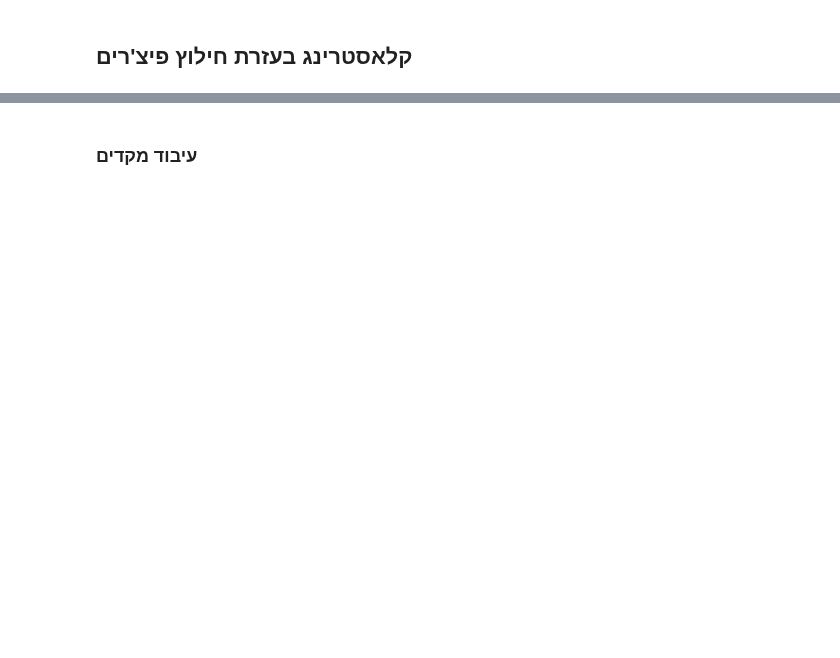
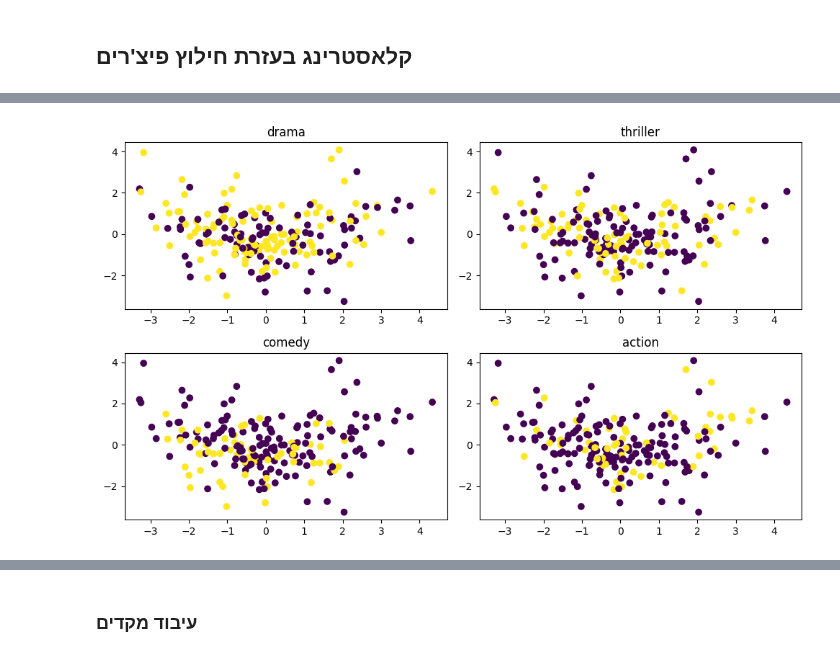
Before and after one commit to eitamyo/ou-workshop-project, a Jupyter notebook: sentimental-movie-classification.ipynb, the cells around one changed output, grey strips where cells are left out. Saved outputs shown, nothing was run; the diff lists cells and outputs as text; code cells hidden in the pictures; blank space fills up the shorter version.

```diff
--- a/sentimental-movie-classification.ipynb
+++ b/sentimental-movie-classification.ipynb
@@ -661,0 +740,2 @@ genres: ['comedy', 'action', 'crime']
+# %%
+movie_emot_feats = pd.read_pickle('./data/movie_emot_feats')
@@ -661,0 +746,3 @@ genres: ['comedy', 'action', 'crime']
+# %%
+movie_avg_feats = movie_emot_feats.groupby('movie_id').agg(np.mean)
+movie_avg_feats.head()
@@ -661,0 +758,22 @@ genres: ['comedy', 'action', 'crime']
+# %%
+from sklearn.decomposition import PCA
+def do_pca(df, n_components):
+    pca = PCA(n_components = n_components)
+    principal_components = pca.fit_transform(df)
+    return pd.DataFrame(data = principal_components, columns = ['pc%d' % i for i in range(n_components)], index=df.index)
+
+bin_principal_df = do_pca(movie_avg_feats, 2)
+# %%
+gs = meta.loc[bin_principal_df.index].genre_list
+
+plt.figure(figsize=(10, 6))
+for i, g in enumerate(top_5_genres[:4]):
+    ax = plt.subplot(2, 2, i +1)
+#     mids = gs.explode()[gs.explode() == g].index
+    is_genre = [g in gs.loc[mid] for mid in bin_principal_df.index]
+    ax.set_title(g)
+    ax.scatter(bin_principal_df.pc0, bin_principal_df.pc1, c=is_genre)
+
+plt.tight_layout()
+# %% [output]
+[figure, added]
```
Also changed, not shown: parts of 59 cells of this notebook, 1 other file.
